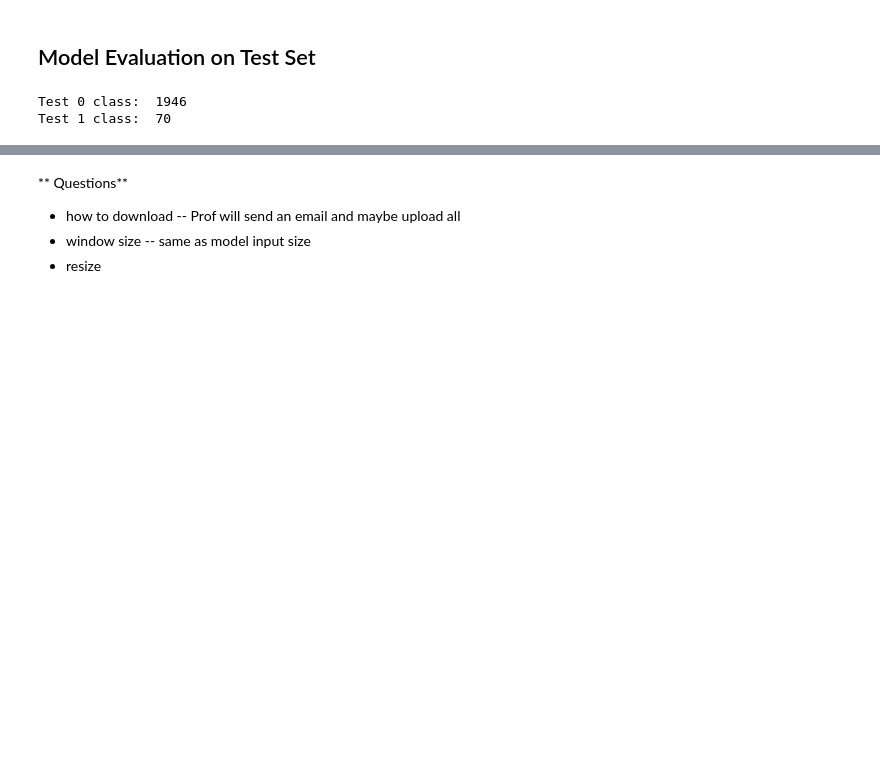
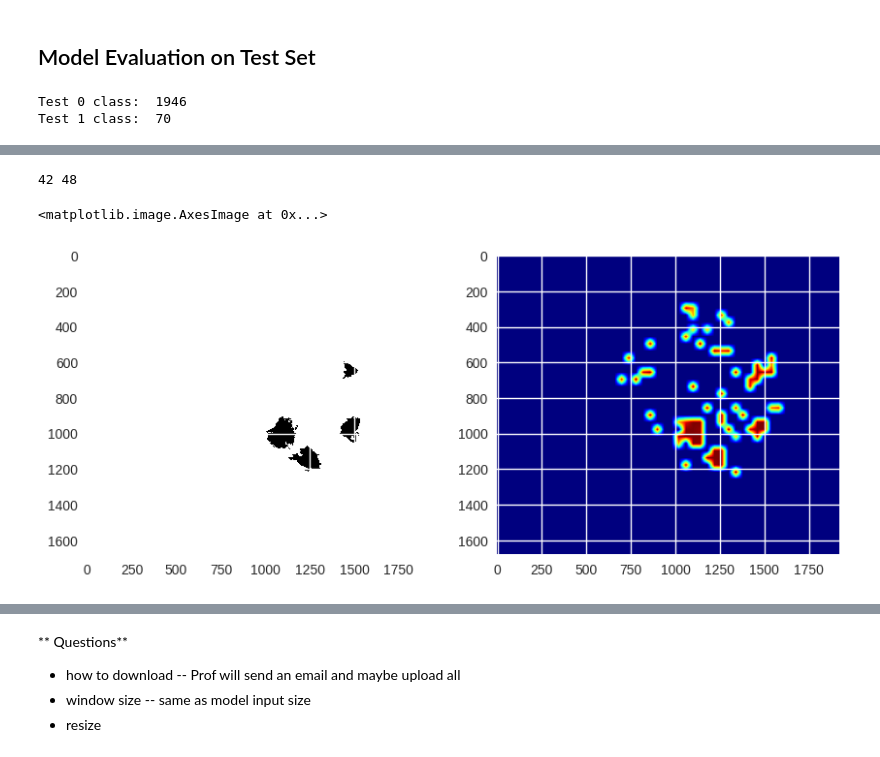
Before and after one commit to chding12/adl-project, a Jupyter notebook: single_slide_consolidated_v2.ipynb, the cells around one changed output, grey strips where cells are left out. Drawn from its saved outputs; the diff is of its cells as text; code cells hidden in the pictures; blank space fills up the shorter version.

```diff
--- a/single_slide_consolidated_v2.ipynb
+++ b/single_slide_consolidated_v2.ipynb
@@ -912 +1039,27 @@ Confusin Matrix:
+# %%
+import math
+width_lim = math.ceil(slide_image4.shape[0]/40)
+height_lim = math.ceil(slide_image4.shape[1]/40)
+
+print(width_lim, height_lim)
+
+base = np.zeros((width_lim, height_lim))
+pred = model_ft.predict(x_test)[:,1]
+pred_thres = pred.copy()
+np.place(pred_thres, pred_thres<0.7, 0)
+pred_1 = pred.reshape((math.ceil(slide_image4.shape[0]/40), math.ceil(slide_image4.shape[1]/40)))
+pred_2 = pred_thres.reshape((math.ceil(slide_image4.shape[0]/40), math.ceil(slide_image4.shape[1]/40)))
+# %% [output]
+42 48
+# %%
+from skimage.transform import resize
+resized = resize(pred_2, mask_image4.shape)
+# %%
+#plt.figure(figsize=(5,5),dpi=100)
+fig, ax=plt.subplots(1,2,figsize=(10,5),dpi=100)
+ax[0].imshow(mask_image4)
+ax[1].imshow(resized, cmap='jet')
+# %% [output]
+<matplotlib.image.AxesImage at 0x...>
+[figure, added]
 # %%
```
Also changed, not shown: parts of 19 cells of this notebook.
